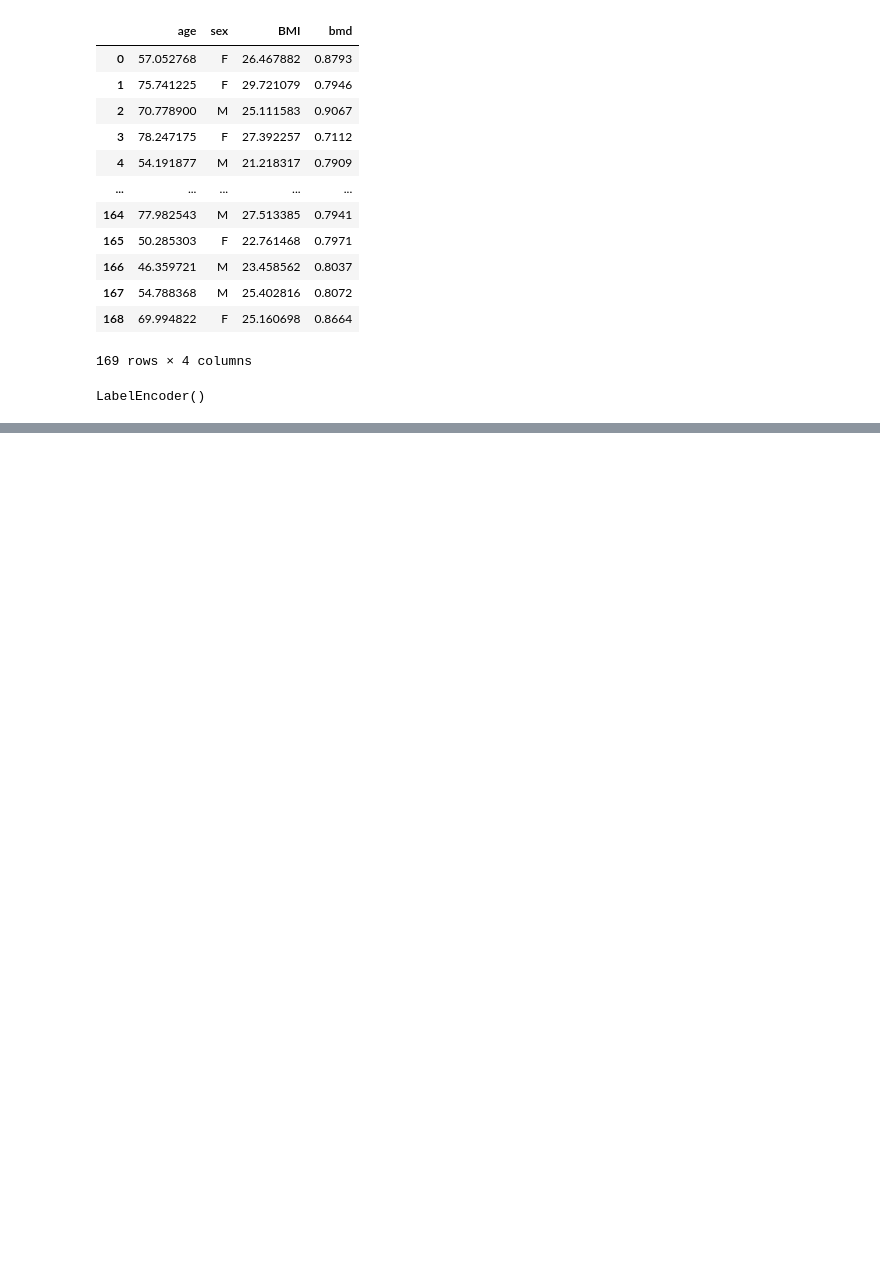
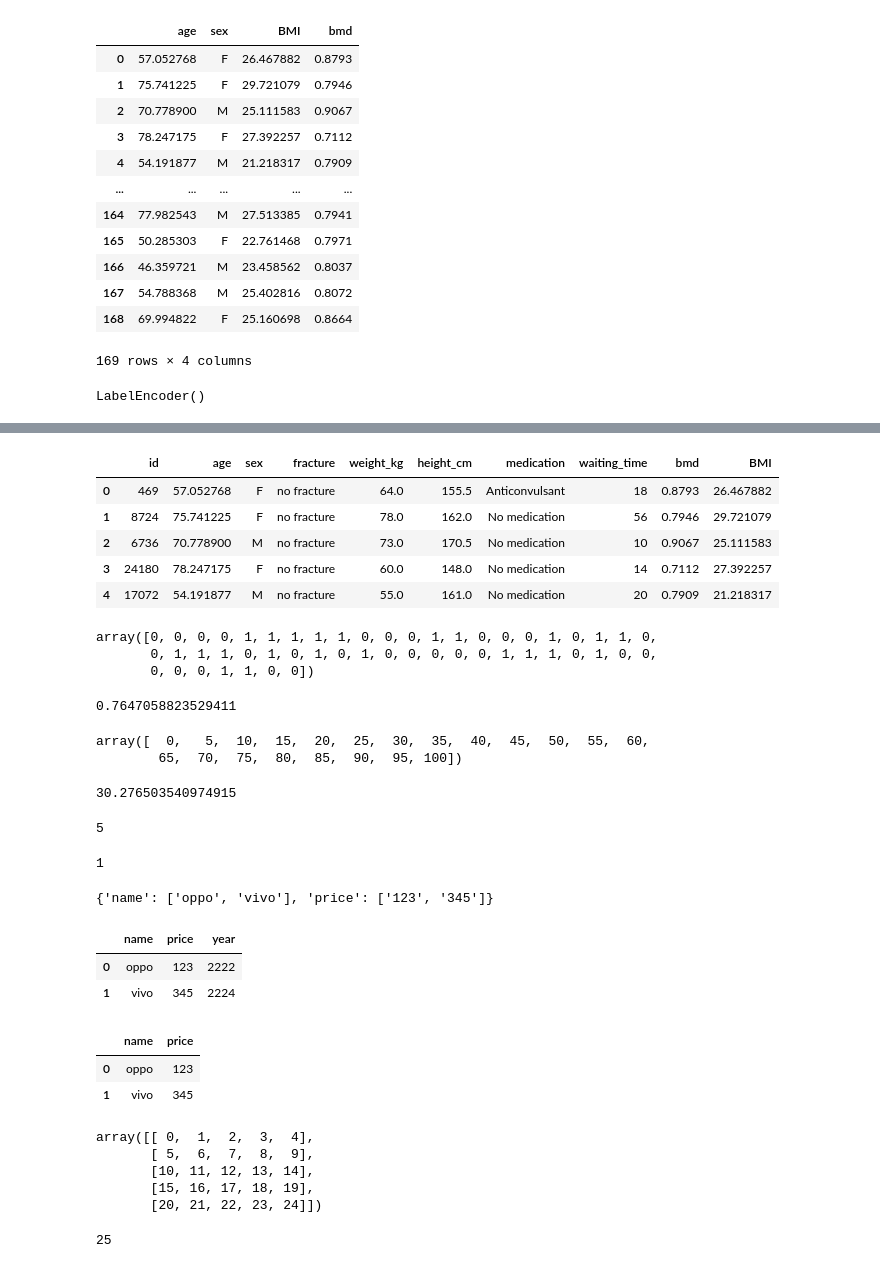
Before and after one commit to Karina0162003/MLP_Programs, a Jupyter notebook: mid.ipynb, the cells around one changed output, grey strips where cells are left out. Cells and saved outputs as stored; diff of their text form; code cells hidden in the pictures; blank space fills up the shorter version.

```diff
--- a/mid.ipynb
+++ b/mid.ipynb
@@ -144,0 +228,79 @@ ValueError: Found input variables with inconsistent numbers of samples: [169, 2]
+# %%
+df.head(5)
+# %% [output]
+|  | id | age | sex | fracture | weight_kg | height_cm | medication | waiting_time | bmd | BMI |
+| 0 | 469 | 57.052768 | F | no fracture | 64.0 | 155.5 | Anticonvulsant | 18 | 0.8793 | 26.467882 |
+| 1 | 8724 | 75.741225 | F | no fracture | 78.0 | 162.0 | No medication | 56 | 0.7946 | 29.721079 |
+| 2 | 6736 | 70.778900 | M | no fracture | 73.0 | 170.5 | No medication | 10 | 0.9067 | 25.111583 |
+| 3 | 24180 | 78.247175 | F | no fracture | 60.0 | 148.0 | No medication | 14 | 0.7112 | 27.392257 |
+| 4 | 17072 | 54.191877 | M | no fracture | 55.0 | 161.0 | No medication | 20 | 0.7909 | 21.218317 |
+# %%
+from sklearn import svm
+model= svm.SVC(kernel='linear')
+model.fit(x_train,y_train)
+y_pred1=model.predict(x_test)
+y_pred1
+# %% [output]
+array([0, 0, 0, 0, 1, 1, 1, 1, 1, 0, 0, 0, 1, 1, 0, 0, 0, 1, 0, 1, 1, 0,
+       0, 1, 1, 1, 0, 1, 0, 1, 0, 1, 0, 0, 0, 0, 0, 1, 1, 1, 0, 1, 0, 0,
+       0, 0, 0, 1, 1, 0, 0])
+# %%
+model.score(x_test,y_test)
+# %% [output]
+0.7647058823529411
+# %%
+#set:-3
+
+mul = np.arange(0,105,5)
+mul
+# %% [output]
+array([  0,   5,  10,  15,  20,  25,  30,  35,  40,  45,  50,  55,  60,
+        65,  70,  75,  80,  85,  90,  95, 100])
+# %%
+np.std(mul)
+# %% [output]
+30.276503540974915
+# %%
+#set:-4
+lst = [1,2,3,4,5,5]
+lst1=np.array(lst)
+np.max(lst1)
+# %% [output]
+5
+# %%
+np.min(lst1)
+# %% [output]
+1
+# %%
+df1 = {'name':['oppo','vivo'],'price':['123','345']}
+df1
+# %% [output]
+{'name': ['oppo', 'vivo'], 'price': ['123', '345']}
+# %%
+df2
+# %% [output]
+|  | name | price | year |
+| 0 | oppo | 123 | 2222 |
+| 1 | vivo | 345 | 2224 |
+# %%
+df3='year'
+df4 = df2.drop(columns=[df3])
+df4
+# %% [output]
+|  | name | price |
+| 0 | oppo | 123 |
+| 1 | vivo | 345 |
+# %%
+#set:-5
+df5 = np.arange(0,25).reshape(5,5)
+df5
+# %% [output]
+array([[ 0,  1,  2,  3,  4],
+       [ 5,  6,  7,  8,  9],
+       [10, 11, 12, 13, 14],
+       [15, 16, 17, 18, 19],
+       [20, 21, 22, 23, 24]])
+# %%
+df5.size
+# %% [output]
+25
```
Also changed, not shown: parts of 25 cells of this notebook.
